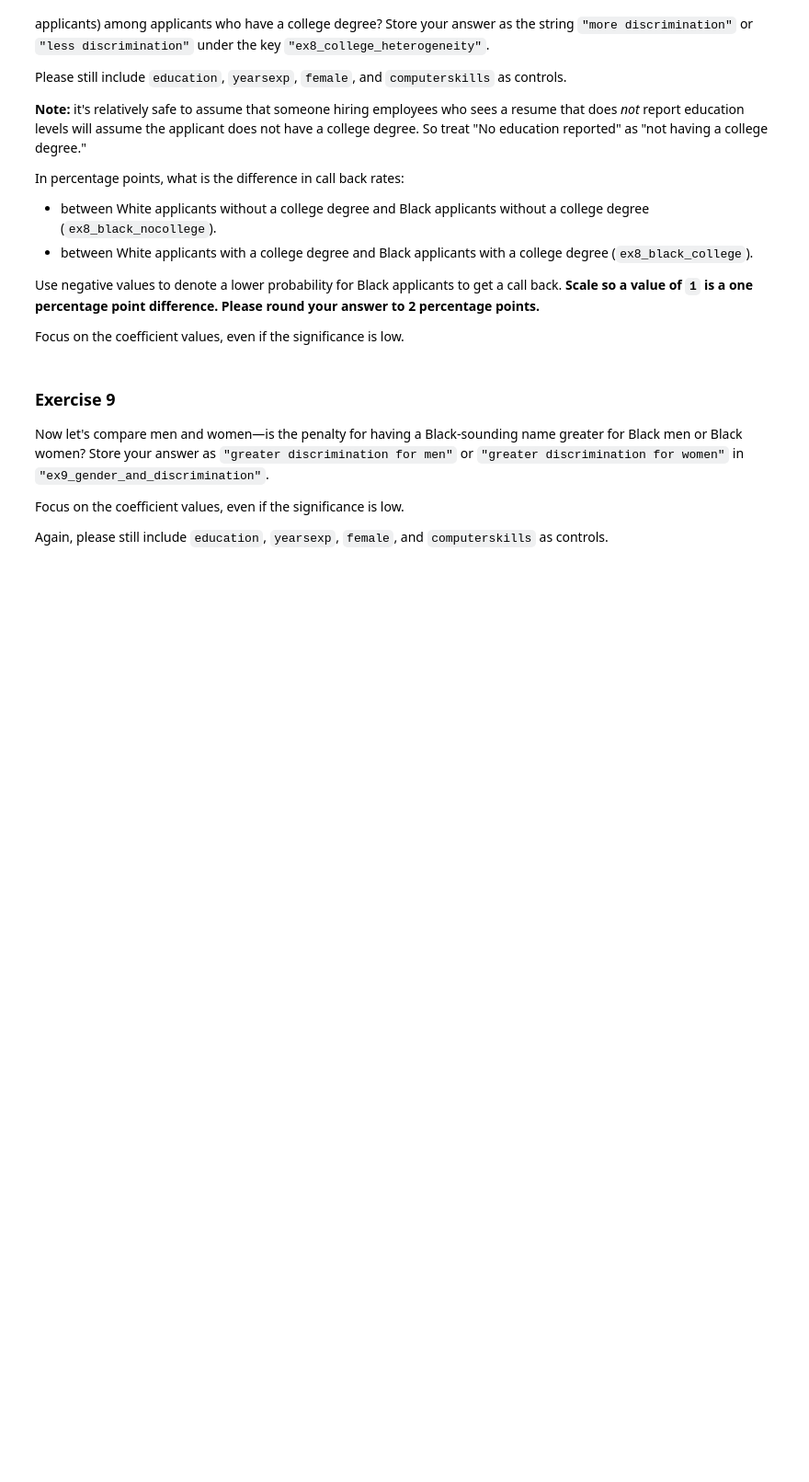
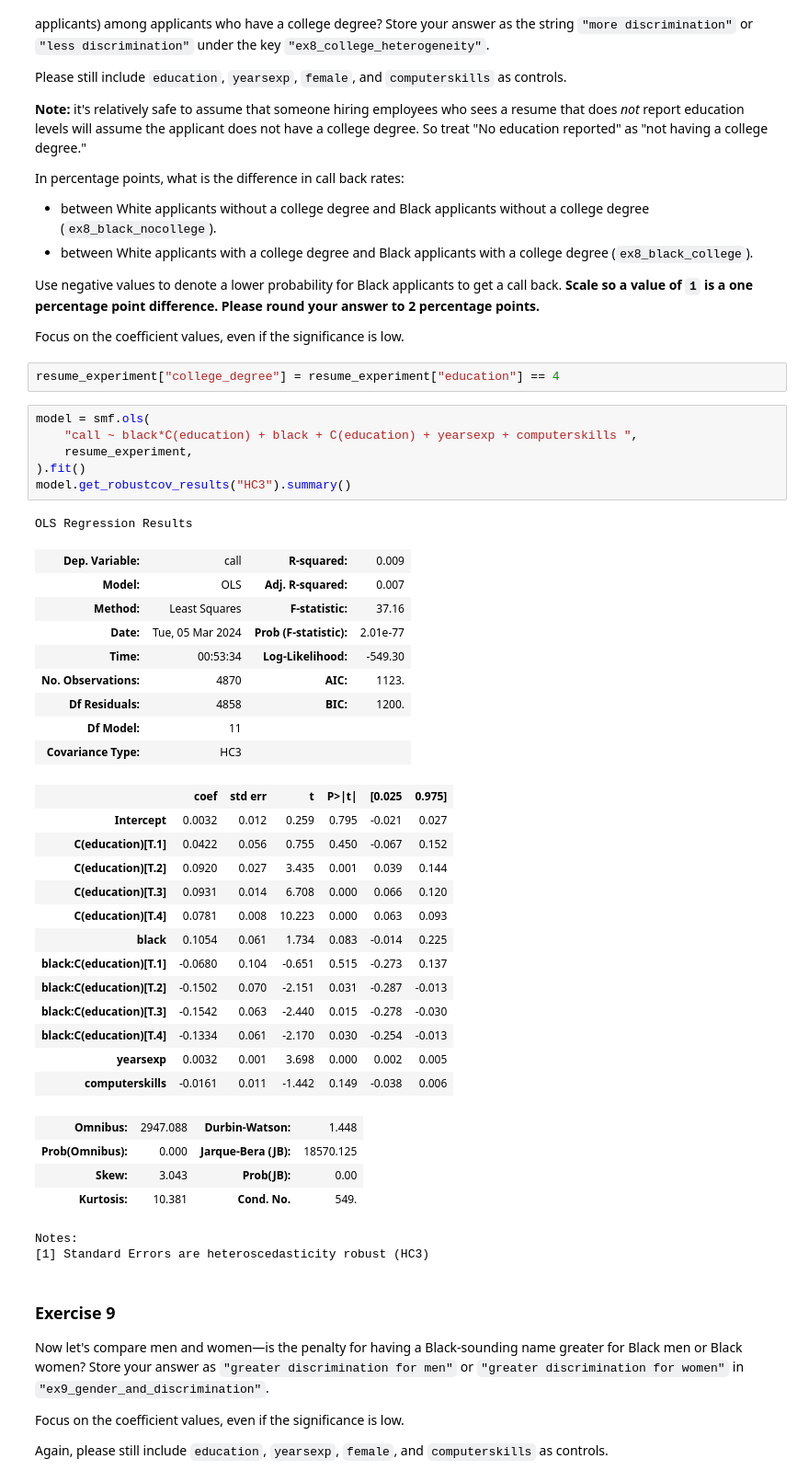
Before and after one commit to BarbaraPFloresRios/IDS701_UnifyingDataScience_CausalInference, a Jupyter notebook: 20240305_ExerciseResumeExperiment/exercise_resume_experiment.ipynb, the cells around one changed output. Shown: that part at 92% size. Drawn from its saved outputs; the diff is of its cells as text; blank space fills up the shorter version.

```diff
--- a/20240305_ExerciseResumeExperiment/exercise_resume_experiment.ipynb
+++ b/20240305_ExerciseResumeExperiment/exercise_resume_experiment.ipynb
@@ -312,6 +349,44 @@ In percentage points, what is the difference in call back rates:
 Use negative values to denote a lower probability for Black applicants to get a call back. **Scale so a value of `1` is a one percentage point difference. Please round your answer to 2 percentage points.**
 
 Focus on the coefficient values, even if the significance is low.
+# %%
+resume_experiment["college_degree"] = resume_experiment["education"] == 4
+# %%
+model = smf.ols(
+    "call ~ black*C(education) + black + C(education) + yearsexp + computerskills ",
+    resume_experiment,
+).fit()
+model.get_robustcov_results("HC3").summary()
+# %% [output]
+OLS Regression Results
+| Dep. Variable: | call | R-squared: | 0.009 |
+| Model: | OLS | Adj. R-squared: | 0.007 |
+| Method: | Least Squares | F-statistic: | 37.16 |
+| Date: | Tue, 05 Mar 2024 | Prob (F-statistic): | 2.01e-77 |
+| Time: | 00:53:34 | Log-Likelihood: | -549.30 |
+| No. Observations: | 4870 | AIC: | 1123. |
+| Df Residuals: | 4858 | BIC: | 1200. |
+| Df Model: | 11 |  |  |
+| Covariance Type: | HC3 |  |  |
+|  | coef | std err | t | P>|t| | [0.025 | 0.975] |
+| Intercept | 0.0032 | 0.012 | 0.259 | 0.795 | -0.021 | 0.027 |
+| C(education)[T.1] | 0.0422 | 0.056 | 0.755 | 0.450 | -0.067 | 0.152 |
+| C(education)[T.2] | 0.0920 | 0.027 | 3.435 | 0.001 | 0.039 | 0.144 |
+| C(education)[T.3] | 0.0931 | 0.014 | 6.708 | 0.000 | 0.066 | 0.120 |
+| C(education)[T.4] | 0.0781 | 0.008 | 10.223 | 0.000 | 0.063 | 0.093 |
+| black | 0.1054 | 0.061 | 1.734 | 0.083 | -0.014 | 0.225 |
+| black:C(education)[T.1] | -0.0680 | 0.104 | -0.651 | 0.515 | -0.273 | 0.137 |
+| black:C(education)[T.2] | -0.1502 | 0.070 | -2.151 | 0.031 | -0.287 | -0.013 |
+| black:C(education)[T.3] | -0.1542 | 0.063 | -2.440 | 0.015 | -0.278 | -0.030 |
+| black:C(education)[T.4] | -0.1334 | 0.061 | -2.170 | 0.030 | -0.254 | -0.013 |
+| yearsexp | 0.0032 | 0.001 | 3.698 | 0.000 | 0.002 | 0.005 |
+| computerskills | -0.0161 | 0.011 | -1.442 | 0.149 | -0.038 | 0.006 |
+| Omnibus: | 2947.088 | Durbin-Watson: | 1.448 |
+| Prob(Omnibus): | 0.000 | Jarque-Bera (JB): | 18570.125 |
+| Skew: | 3.043 | Prob(JB): | 0.00 |
+| Kurtosis: | 10.381 | Cond. No. | 549. |
+Notes:
+[1] Standard Errors are heteroscedasticity robust (HC3)
 # %% [markdown]
 ### Exercise 9
 
```
Also changed, not shown: parts of 4 cells of this notebook.
